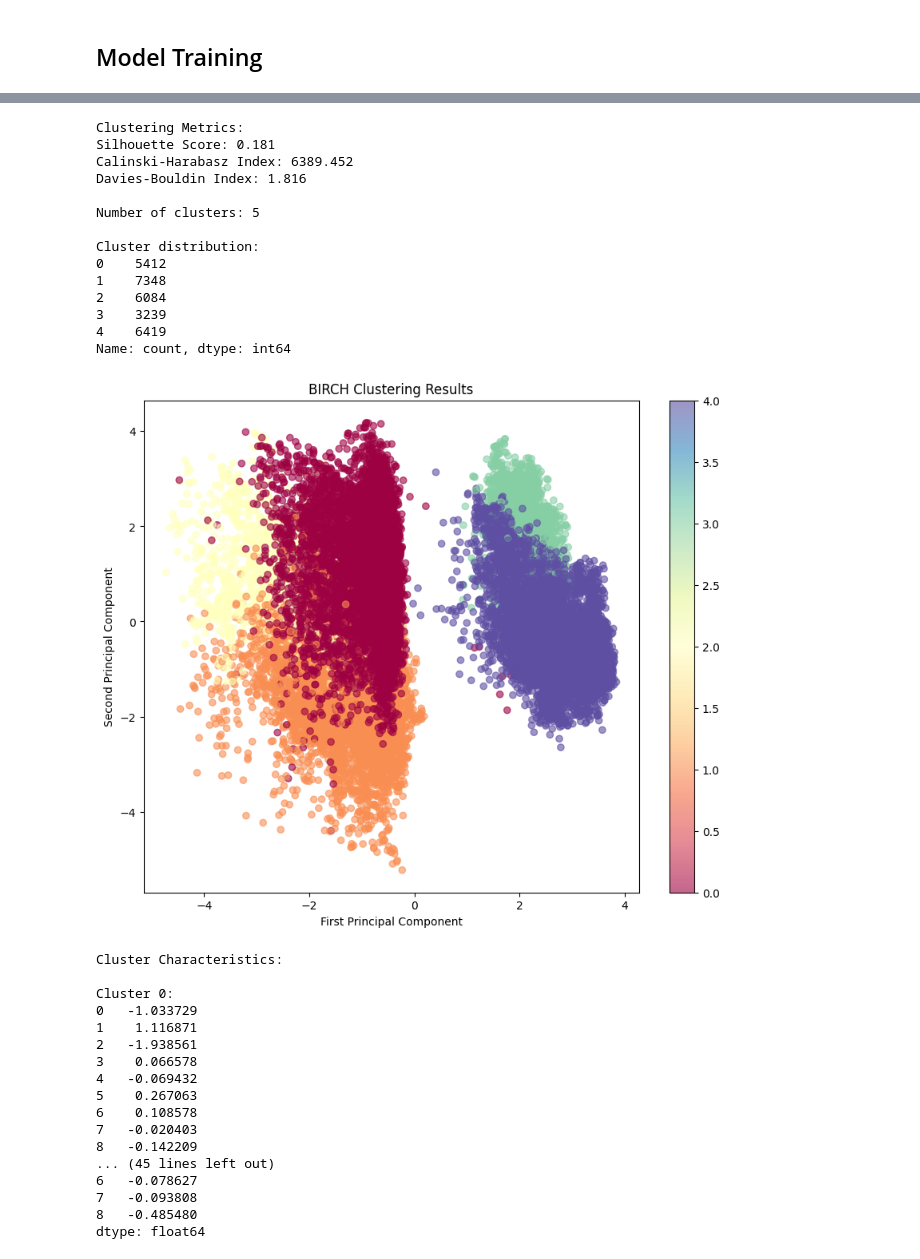
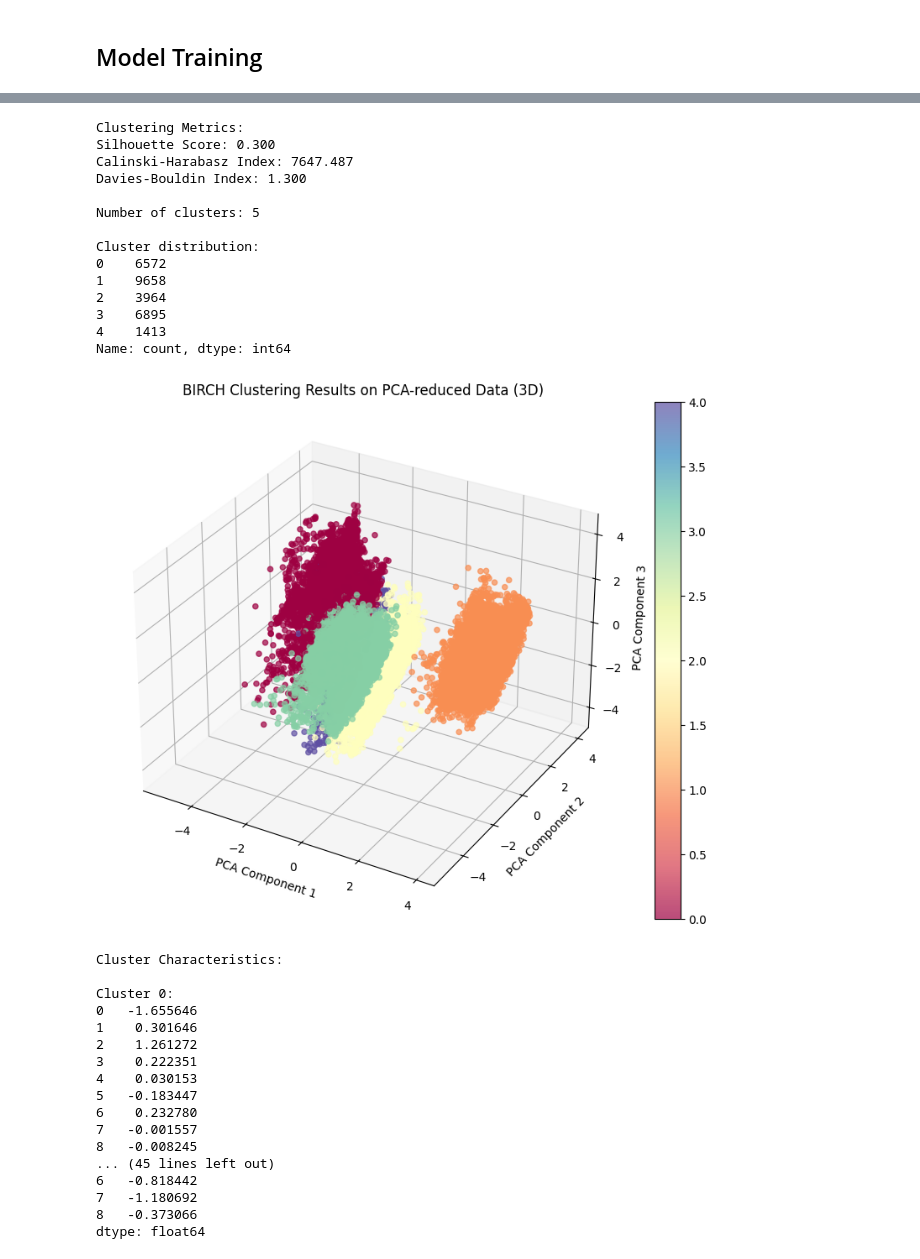
Before and after one commit to lapsapthong-16/cluster-water, a Jupyter notebook: water.ipynb, the cells around one changed output, grey strips where cells are left out. Saved outputs shown, nothing was run; the diff lists cells and outputs as text; code cells hidden in the pictures.

Commit message:
updated w diff visualisation method

```diff
--- a/water.ipynb
+++ b/water.ipynb
@@ -392,11 +492,16 @@ dtype: float64
 # %%
 from sklearn.cluster import Birch
+from sklearn.decomposition import PCA
 from sklearn.metrics import silhouette_score, calinski_harabasz_score, davies_bouldin_score
 import matplotlib.pyplot as plt
 import pandas as pd
 
+# Apply PCA to reduce data to 3D for visualization
+pca = PCA(n_components=3)
+df_pca = pca.fit_transform(df)
+
 # Create BIRCH clustering model
-birch = Birch(n_clusters=5)  # You can adjust the number of clusters
+birch = Birch(n_clusters=5)  # Adjust clusters as needed
 
 # Fit and predict clusters
 clusters = birch.fit_predict(df)
@@ -404,71 +509,75 @@ clusters = birch.fit_predict(df)
 # Add cluster labels to the DataFrame
 df['Cluster'] = clusters
 
-# Calculate clustering metrics
-silhouette = silhouette_score(df.drop('Cluster', axis=1), clusters)
-calinski = calinski_harabasz_score(df.drop('Cluster', axis=1), clusters)
-davies = davies_bouldin_score(df.drop('Cluster', axis=1), clusters)
+# Calculate clustering evaluation metrics
+silhouette = silhouette_score(df, clusters)
+calinski = calinski_harabasz_score(df, clusters)
+davies = davies_bouldin_score(df, clusters)
 
 print("\nClustering Metrics:")
 print(f"Silhouette Score: {silhouette:.3f}")
 print(f"Calinski-Harabasz Index: {calinski:.3f}")
 print(f"Davies-Bouldin Index: {davies:.3f}")
 
 # Print basic clustering information
 print(f"\nNumber of clusters: {len(set(clusters))}")
 print("\nCluster distribution:")
 print(pd.Series(clusters).value_counts().sort_index())
 
-# Visualize clusters using first two components
-plt.figure(figsize=(10, 8))
-scatter = plt.scatter(df.iloc[:, 0], df.iloc[:, 1],
-                     c=clusters,
-                     cmap='Spectral',
-                     alpha=0.6)
+# 3D Visualization of Clusters
+fig = plt.figure(figsize=(10, 8))
+ax = fig.add_subplot(111, projection='3d')
+
+# Scatter plot of PCA-reduced data
+scatter = ax.scatter(df_pca[:, 0], df_pca[:, 1], df_pca[:, 2],
+                      c=clusters, cmap='Spectral', alpha=0.7)
+
+ax.set_title('BIRCH Clustering Results on PCA-reduced Data (3D)')
+ax.set_xlabel('PCA Component 1')
+ax.set_ylabel('PCA Component 2')
+ax.set_zlabel('PCA Component 3')
+
 plt.colorbar(scatter)
-plt.title('BIRCH Clustering Results')
-plt.xlabel('First Principal Component')
-plt.ylabel('Second Principal Component')
 plt.show()
 
 # Print cluster characteristics
 print("\nCluster Characteristics:")
 for cluster in sorted(df['Cluster'].unique()):
     cluster_data = df[df['Cluster'] == cluster]
     print(f"\nCluster {cluster}:")
     print(cluster_data.mean().drop('Cluster'))
 # %% [output]
 Clustering Metrics:
-Silhouette Score: 0.181
-Calinski-Harabasz Index: 6389.452
-Davies-Bouldin Index: 1.816
+Silhouette Score: 0.300
+Calinski-Harabasz Index: 7647.487
+Davies-Bouldin Index: 1.300
 
 Number of clusters: 5
 
 Cluster distribution:
-0    5412
-1    7348
-2    6084
-3    3239
-4    6419
+0    6572
+1    9658
+2    3964
+3    6895
+4    1413
 Name: count, dtype: int64
-[figure, old version]
+[figure, new version]
 Cluster Characteristics:
 
 Cluster 0:
-0   -1.033729
-1    1.116871
-2   -1.938561
-3    0.066578
-4   -0.069432
-5    0.267063
-6    0.108578
-7   -0.020403
-8   -0.142209
+0   -1.655646
+1    0.301646
+2    1.261272
+3    0.222351
+4    0.030153
+5   -0.183447
+6    0.232780
+7   -0.001557
+8   -0.008245
 ... (45 lines left out)
-6   -0.078627
-7   -0.093808
-8   -0.485480
+6   -0.818442
+7   -1.180692
+8   -0.373066
 dtype: float64
 # %%
 # import numpy as np
```
Also changed, not shown: parts of 3 cells of this notebook.
